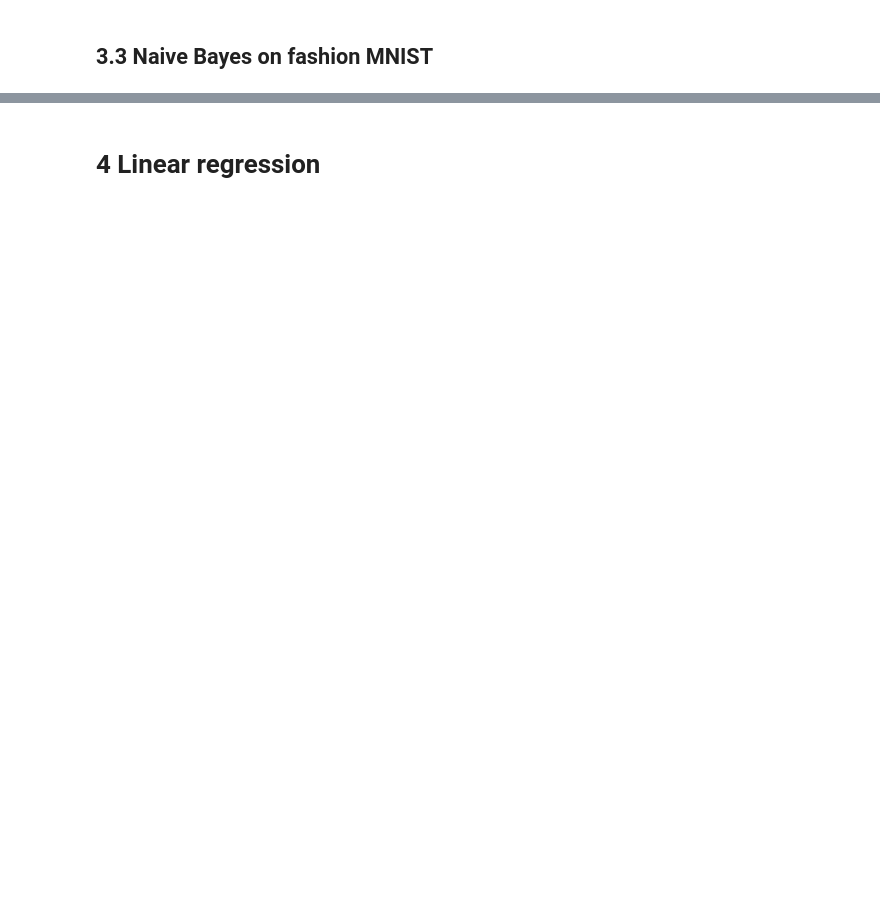
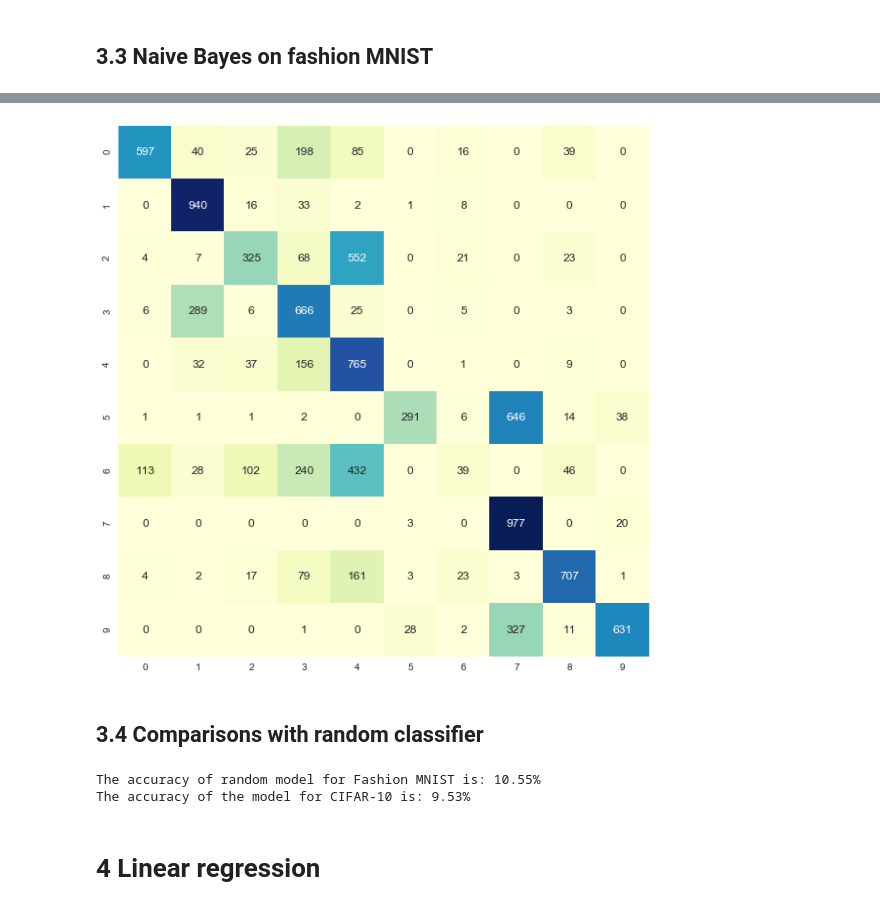
Before and after one commit to lomluca/asi_ae, a Jupyter notebook: assignment.ipynb, the cells around one changed output, grey strips where cells are left out. Drawn from its saved outputs; the diff is of its cells as text; code cells hidden in the pictures; blank space fills up the shorter version.

```diff
--- a/assignment.ipynb
+++ b/assignment.ipynb
@@ -123,2 +211,18 @@ array([[597,  40,  25, 198,  85,   0,  16,   0,  39,   0],
+# %%
+plt.figure(figsize=(10,10))
+confusion_matrix_data = confusion_matrix(fashion_mnist_test["label"], y_pred)
+ax = sns.heatmap(confusion_matrix_data, annot=True, cbar=False, square=True, fmt='d', cmap="YlGnBu")
+# %% [output]
+[figure, added]
+# %% [markdown]
+## 3.4 Comparisons with random classifier
+# %%
+random_y_pred_cifar = np.random.randint(low=0, high=10, size=len(cifar10_test))
+random_y_pred_mnist = np.random.randint(low=0, high=10, size=len(fashion_mnist_test))
+print("The accuracy of random model for Fashion MNIST is: %.2f%%" % ((fashion_mnist_test["label"] == random_y_pred_mnist).sum() / len(fashion_mnist_test) * 100))
+print("The accuracy of the model for CIFAR-10 is: %.2f%%" % ((cifar10_test["class"] == random_y_pred_mnist).sum() / len(cifar10_test) * 100))
+# %% [output]
+The accuracy of random model for Fashion MNIST is: 10.55%
+The accuracy of the model for CIFAR-10 is: 9.53%
 # %% [markdown]
 # 4 Linear regression
```
Also changed, not shown: parts of 31 cells of this notebook.
